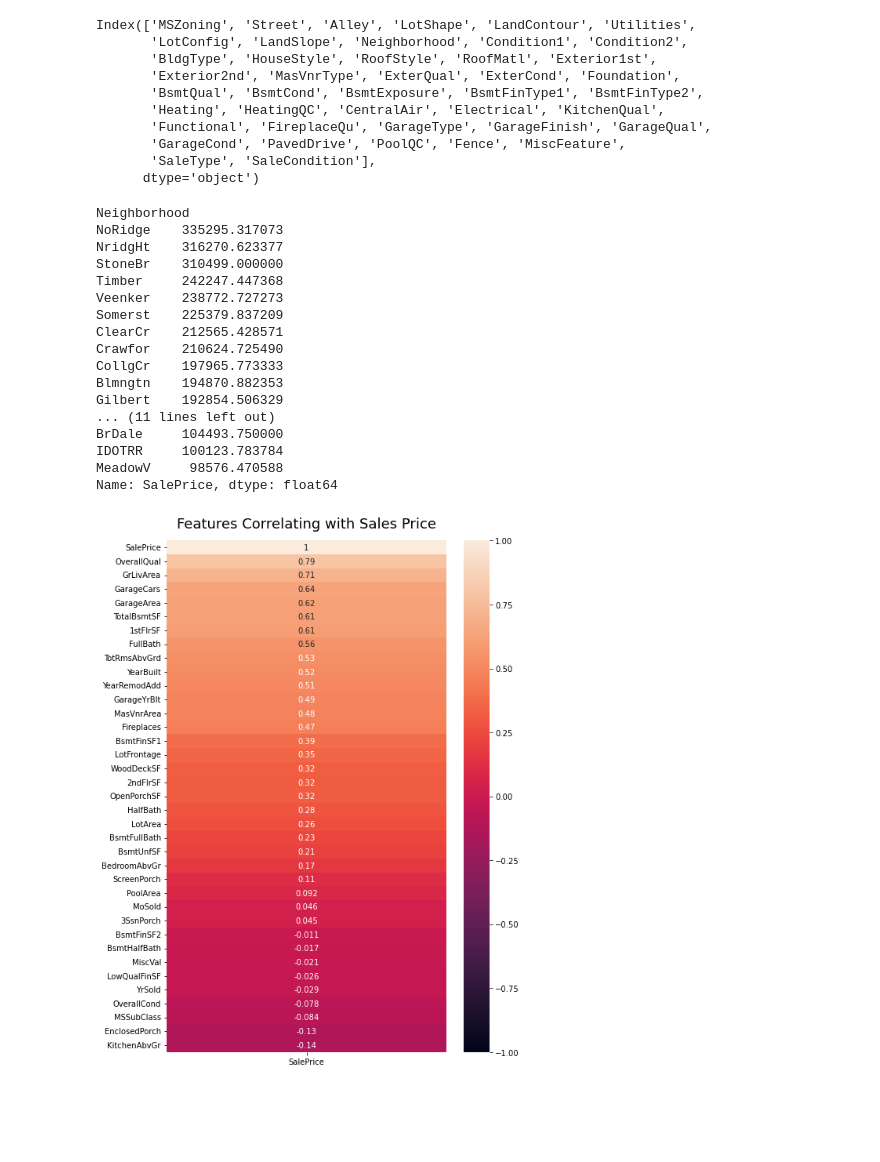
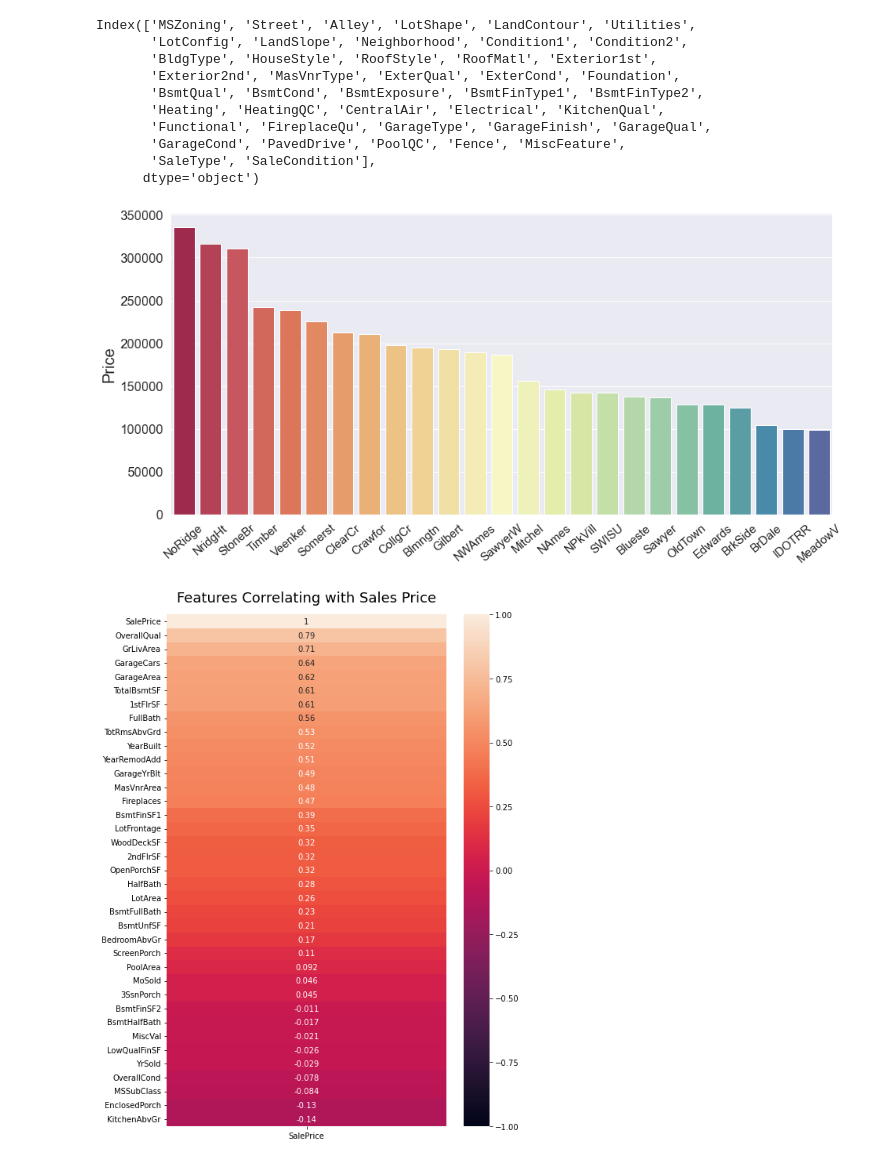
Before and after one commit to wct432/kaggle_notebooks, a Jupyter notebook: housing_prices/explore_and_process.ipynb, the cells around one changed output. Cells and saved outputs as stored; diff of their text form; code cells hidden in the pictures; blank space fills up the shorter version.

```diff
--- a/housing_prices/explore_and_process.ipynb
+++ b/housing_prices/explore_and_process.ipynb
@@ -80,26 +83,20 @@ Index(['MSZoning', 'Street', 'Alley', 'LotShape', 'LandContour', 'Utilities',
        'SaleType', 'SaleCondition'],
       dtype='object')
 # %%
-#view the mean sale price per neighborhood
-print(training_set.groupby('Neighborhood').SalePrice.mean().sort_values(ascending = False))
+#create a dataframe with the average housing price per neighborhood
+mean_neighborhood_price = training_set.groupby('Neighborhood').SalePrice.mean().sort_values(ascending = False).reset_index()
+
+sns.set(font_scale=1.5)
+fig, ax = plt.subplots(figsize=(15,7))
+sns.color_palette("viridis", as_cmap=True)
+ax = sns.barplot(data = mean_neighborhood_price, x=mean_neighborhood_price.Neighborhood,
+                y=mean_neighborhood_price.SalePrice, palette="Spectral")
+ax.set_xlabel('')
+ax.set_ylabel('Price', fontsize = 20)
+ax.tick_params(axis='x', labelrotation= 40, labelsize=15)
+# plt.xticks(mean_neighborhood_price.index)
 # %% [output]
-Neighborhood
-NoRidge    335295.317073
-NridgHt    316270.623377
-StoneBr    310499.000000
-Timber     242247.447368
-Veenker    238772.727273
-Somerst    225379.837209
-ClearCr    212565.428571
-Crawfor    210624.725490
-CollgCr    197965.773333
-Blmngtn    194870.882353
-Gilbert    192854.506329
-... (11 lines left out)
-BrDale     104493.750000
-IDOTRR     100123.783784
-MeadowV     98576.470588
-Name: SalePrice, dtype: float64
+[figure, added]
 # %%
 #create a feature correlation plot to show how each feature correlates to our target
 plt.figure(figsize=(8, 12))
```
Also changed, not shown: parts of 7 cells of this notebook, 1 other file.
